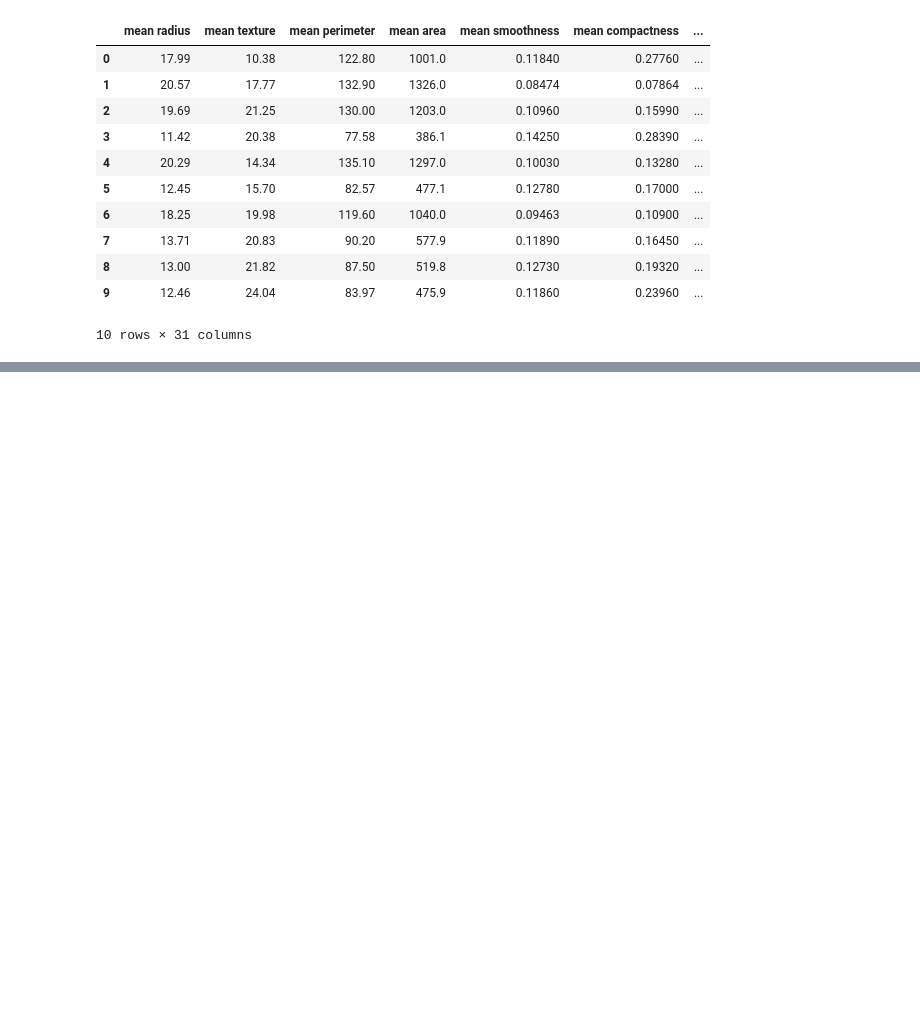
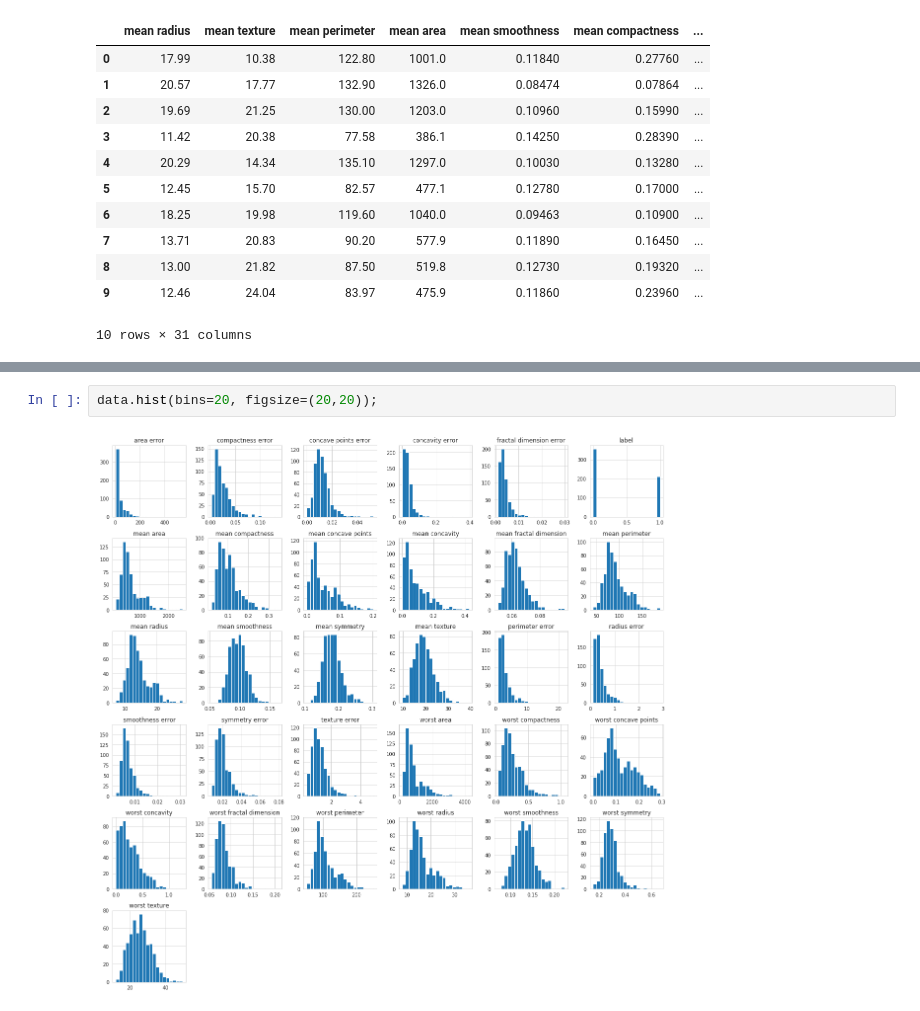
Before and after one commit to AAntunesNDS/mlap1, a Jupyter notebook: ML-AP1.ipynb, the cells around one changed output, grey strips where cells are left out. Cells and saved outputs as stored; diff of their text form; blank space fills up the shorter version.

```diff
--- a/ML-AP1.ipynb
+++ b/ML-AP1.ipynb
@@ -89,0 +141,4 @@ data.head(10)
+# %%
+data.hist(bins=20, figsize=(20,20));
+# %% [output]
+[figure, added]
```
Also changed, not shown: parts of 4 cells of this notebook.
